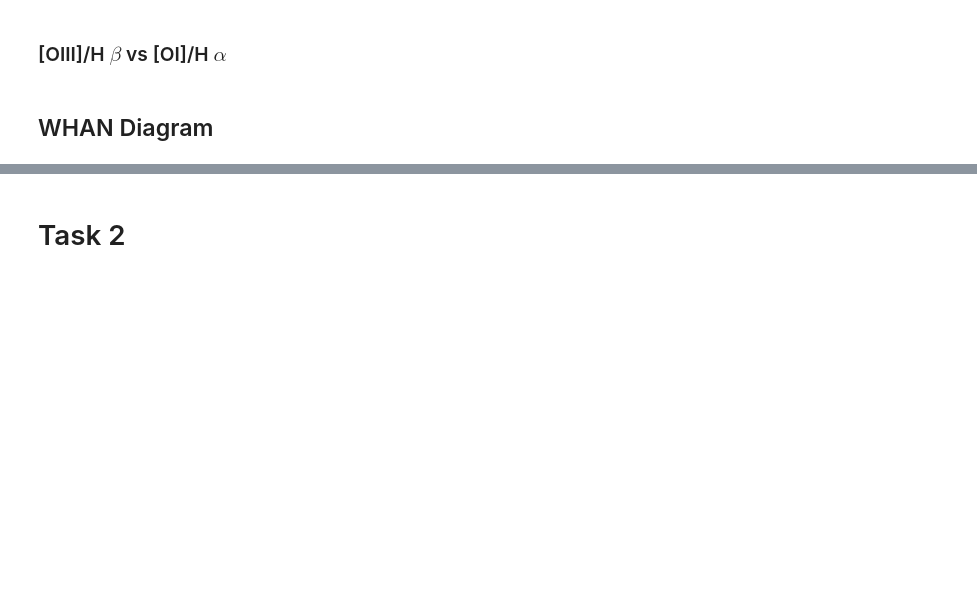
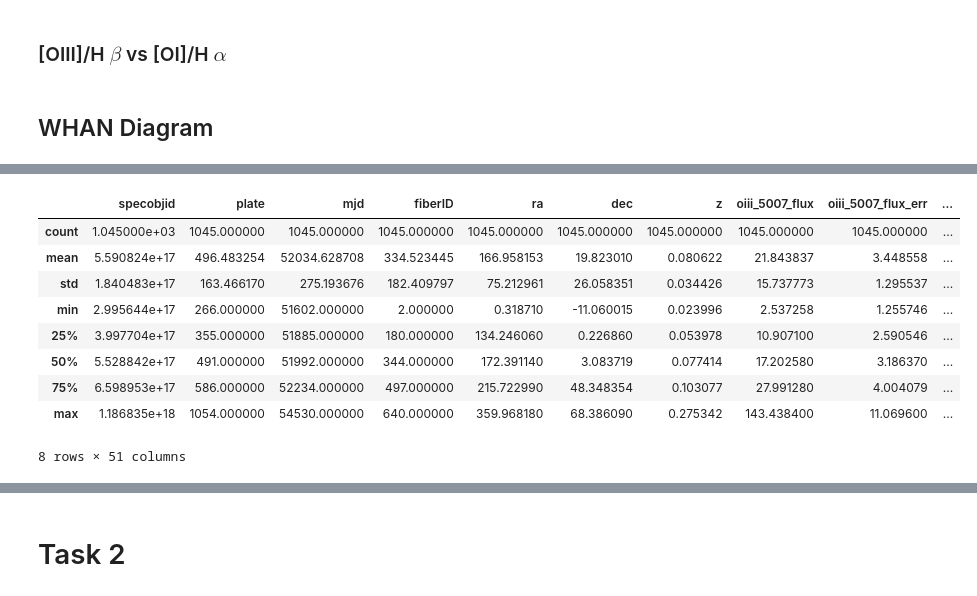
Before and after one commit to NicoGalvarino/AGN_Tutorials_Git, a Jupyter notebook: AGN_Final_Project/class_emission_galaxies.ipynb, the cells around one changed output, grey strips where cells are left out. Cells and saved outputs as stored; diff of their text form; code cells hidden in the pictures; blank space fills up the shorter version.

```diff
--- a/AGN_Final_Project/class_emission_galaxies.ipynb
+++ b/AGN_Final_Project/class_emission_galaxies.ipynb
@@ -275,0 +317,13 @@ galaxies[['h_alpha_reqw', 'h_alpha_reqw_abs', 'h_alpha_reqw_log']].describe()
+# %%
+galaxies[galaxies['h_alpha_reqw'] > 0].describe()
+# %% [output]
+|  | specobjid | plate | mjd | fiberID | ra | dec | z | oiii_5007_flux | oiii_5007_flux_err | ... |
+| count | 1.045000e+03 | 1045.000000 | 1045.000000 | 1045.000000 | 1045.000000 | 1045.000000 | 1045.000000 | 1045.000000 | 1045.000000 | ... |
+| mean | 5.590824e+17 | 496.483254 | 52034.628708 | 334.523445 | 166.958153 | 19.823010 | 0.080622 | 21.843837 | 3.448558 | ... |
+| std | 1.840483e+17 | 163.466170 | 275.193676 | 182.409797 | 75.212961 | 26.058351 | 0.034426 | 15.737773 | 1.295537 | ... |
+| min | 2.995644e+17 | 266.000000 | 51602.000000 | 2.000000 | 0.318710 | -11.060015 | 0.023996 | 2.537258 | 1.255746 | ... |
+| 25% | 3.997704e+17 | 355.000000 | 51885.000000 | 180.000000 | 134.246060 | 0.226860 | 0.053978 | 10.907100 | 2.590546 | ... |
+| 50% | 5.528842e+17 | 491.000000 | 51992.000000 | 344.000000 | 172.391140 | 3.083719 | 0.077414 | 17.202580 | 3.186370 | ... |
+| 75% | 6.598953e+17 | 586.000000 | 52234.000000 | 497.000000 | 215.722990 | 48.348354 | 0.103077 | 27.991280 | 4.004079 | ... |
+| max | 1.186835e+18 | 1054.000000 | 54530.000000 | 640.000000 | 359.968180 | 68.386090 | 0.275342 | 143.438400 | 11.069600 | ... |
+8 rows × 51 columns
```
Also changed, not shown: parts of 59 cells of this notebook, 28 other files.
